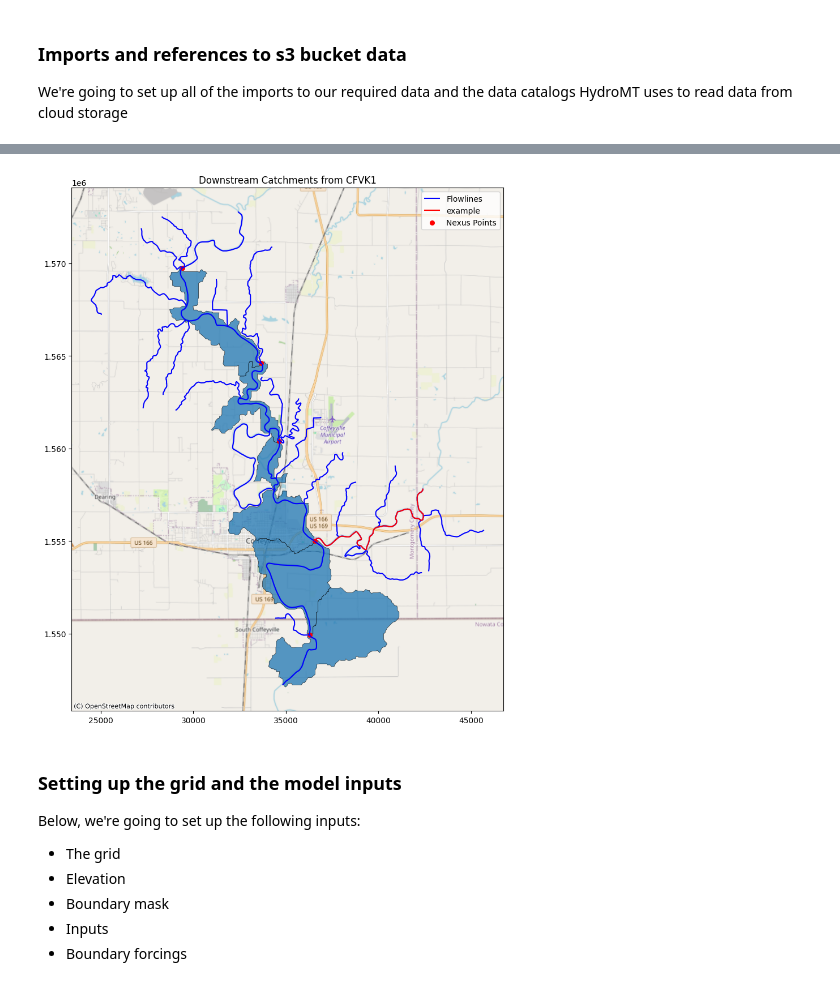
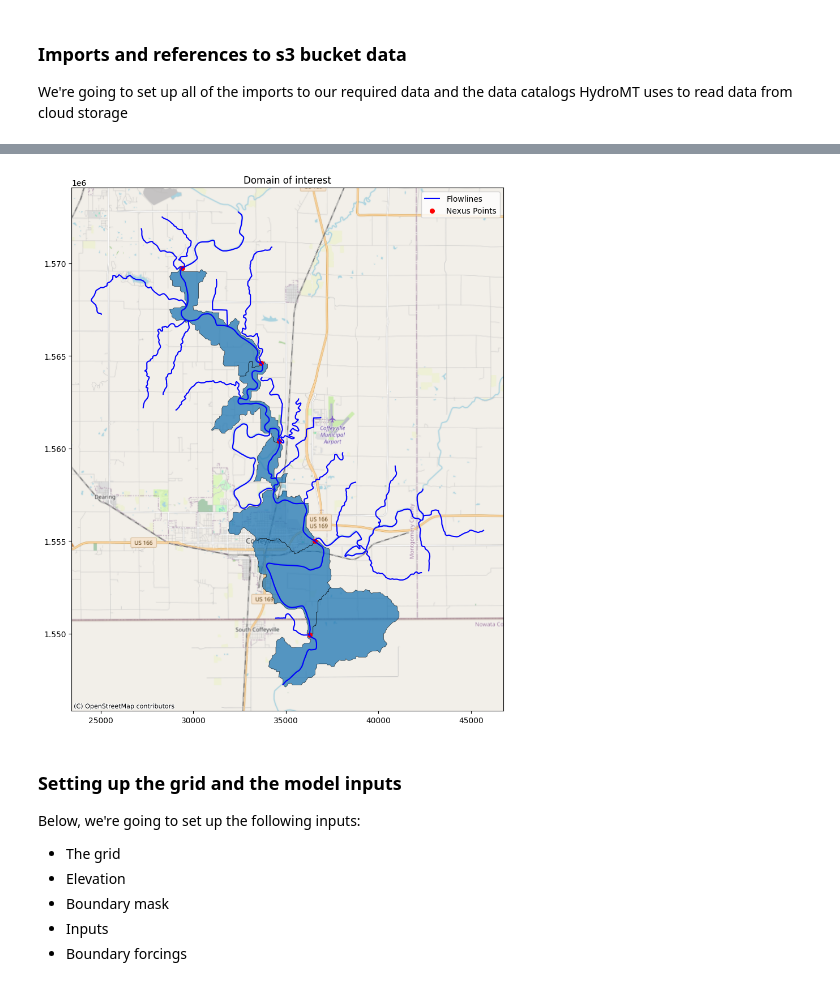
Before and after one commit to taddyb/near_real-time_sfincs, a Jupyter notebook: notebooks/01_build_sfincs_from_nwm.ipynb, the cells around one changed output, grey strips where cells are left out. Cells and saved outputs as stored; diff of their text form; code cells hidden in the pictures.

Commit message:
updating domain info

```diff
--- a/notebooks/01_build_sfincs_from_nwm.ipynb
+++ b/notebooks/01_build_sfincs_from_nwm.ipynb
@@ -77,20 +38,52 @@ _subset_divides = divides[mask_divides]
+# %%
+data_path = Path.cwd() / "../data/NWM"
+
+if (data_path / "domain_nexus.gpkg").exists():
+    _subset_nexus = gpd.read_file(data_path / "domain_nexus.gpkg")
+    _subset_flowlines = gpd.read_file(data_path / "domain_flowlines.gpkg")
+    _subset_divides = gpd.read_file(data_path / "domain_divides.gpkg")
+else:
+    file_path = Path.cwd() / "../data/NWM/conus_nextgen.gpkg"
+
+    flowlines = hydrofabric.get_layer(file_path, layer="flowpaths")
+    nexus = hydrofabric.get_layer(file_path, layer="nexus")
+    divides = hydrofabric.get_layer(file_path, layer="divides")
+    network = hydrofabric.get_layer(file_path, layer="network")
+    flowpath_attributes = hydrofabric.get_layer(file_path, layer="flowpath-attributes")
+
+    G = hydrofabric.get_hydrofabric_vpu_graph(nexus, flowlines)
+
+    start_node = "nex-2185393"
+    end_node = "nex-2185398"
+    path = nx.shortest_path(G, start_node, end_node)
+
+    mask_flowlines = flowlines["id"].isin(path) | flowlines["toid"].isin(path) & (flowlines["toid"] != end_node)
+    mask_nexus = nexus["id"].isin(path) & (nexus["id"] != end_node)
+    mask_divides = divides["id"].isin(path)
+    mask_attributes = flowpath_attributes["id"].isin(path)
+
+    _subset_nexus = nexus[mask_nexus]
+    _subset_flowlines = flowlines[mask_flowlines]
+    _subset_divides = divides[mask_divides]
+
+    _subset_nexus.to_file(data_path / "domain_nexus.gpkg", driver='GPKG')
+    _subset_flowlines.to_file(data_path / "domain_flowlines.gpkg", driver='GPKG')
+    _subset_divides.to_file(data_path / "domain_divides.gpkg", driver='GPKG')
 # %%
 fig, ax = plt.subplots(figsize=(10,10))
 _subset_divides.plot(ax=ax, edgecolor="k", linewidth=0.5, alpha=0.75,)
-# _subset_divides.plot(ax=ax, edgecolor="red", facecolor="none", linewidth=1)  # Plot original divides
 _subset_flowlines.plot(ax=ax, color='blue', label='Flowlines')
-_subset_flowlines[_subset_flowlines["id"] == "wb-2187578"].plot(ax=ax, color='red', label='example')
 _subset_nexus.plot(ax=ax, color='red', markersize=30, label='Nexus Points')
 try:
     cx.add_basemap(ax, crs=_subset_divides.crs.to_string(), source=cx.providers.OpenStreetMap.Mapnik)
 except Exception as e:
     print(f"Couldn't add basemap: {e}")
 ax.legend()
-plt.title("Downstream Catchments from CFVK1")
+plt.title("Domain of interest")
 plt.tight_layout()
 plt.show()
 # %% [output]
-[figure, old version]
+[figure, new version]
 # %% [markdown]
 ### Setting up the grid and the model inputs
 
```
Also changed, not shown: parts of 9 cells of this notebook.
